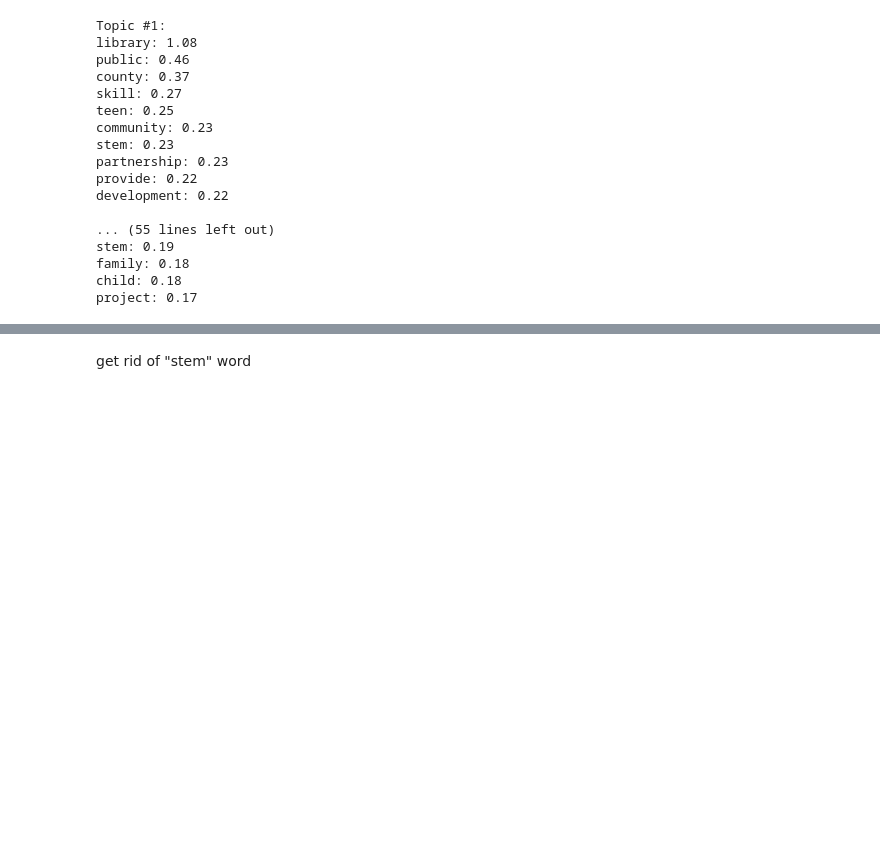
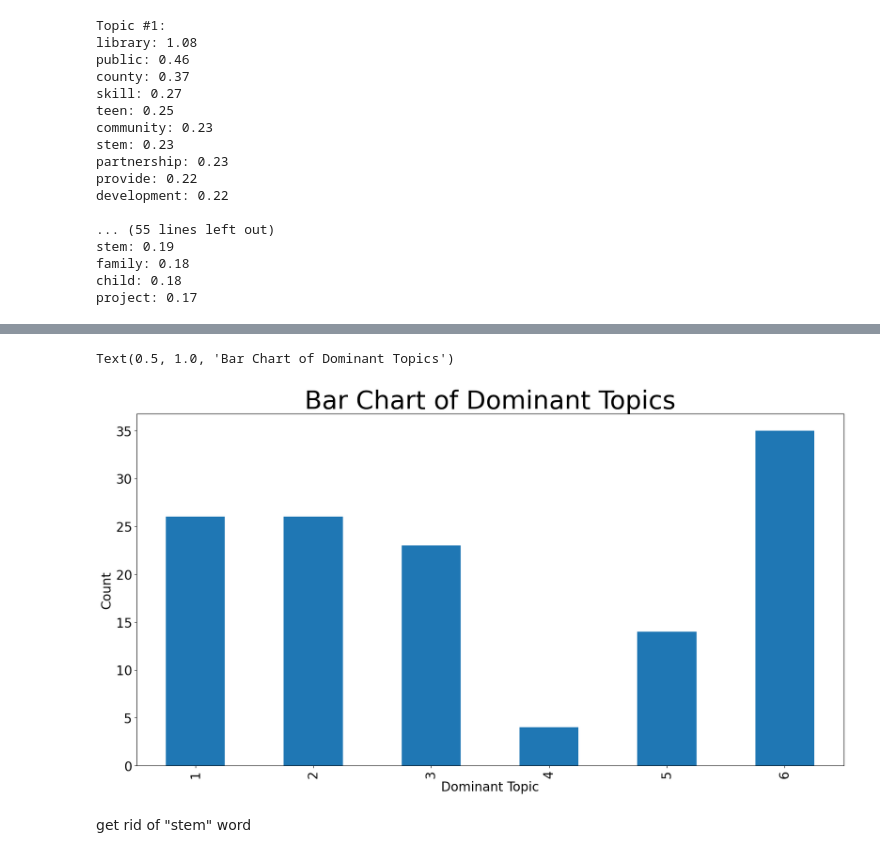
Before and after one commit to park-jay/imls-funding, a Jupyter notebook: nmf_viz.ipynb, the cells around one changed output, grey strips where cells are left out. Saved outputs shown, nothing was run; the diff lists cells and outputs as text; code cells hidden in the pictures; blank space fills up the shorter version.

```diff
--- a/nmf_viz.ipynb
+++ b/nmf_viz.ipynb
@@ -127,3 +149,12 @@ plt.show()
+# %%
+plt.figure(figsize=(20, 10))
+data.groupby(['dominant_topic']).size().plot(kind='bar', figsize=(20, 10), fontsize=20)#, ylabel='Count', xlabel='Dominant Topic', title='Bar Chart of Dominant Topics')
+plt.xlabel('Dominant Topic', fontsize=20)
+plt.ylabel('Count', fontsize=20)
+plt.title('Bar Chart of Dominant Topics', fontsize=40)
+# %% [output]
+Text(0.5, 1.0, 'Bar Chart of Dominant Topics')
+[figure, added]
 # %% [markdown]
 get rid of "stem" word
 # %%
```
Also changed, not shown: parts of 3 cells of this notebook, 2 other files.
